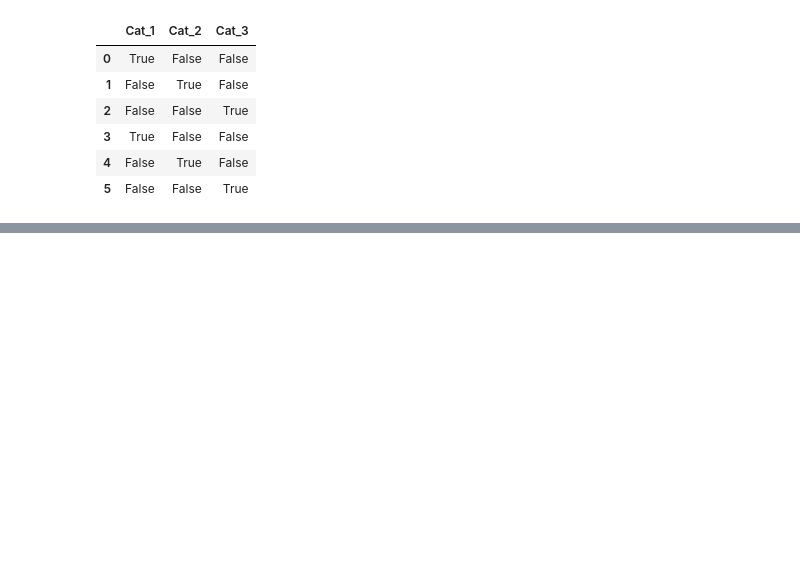
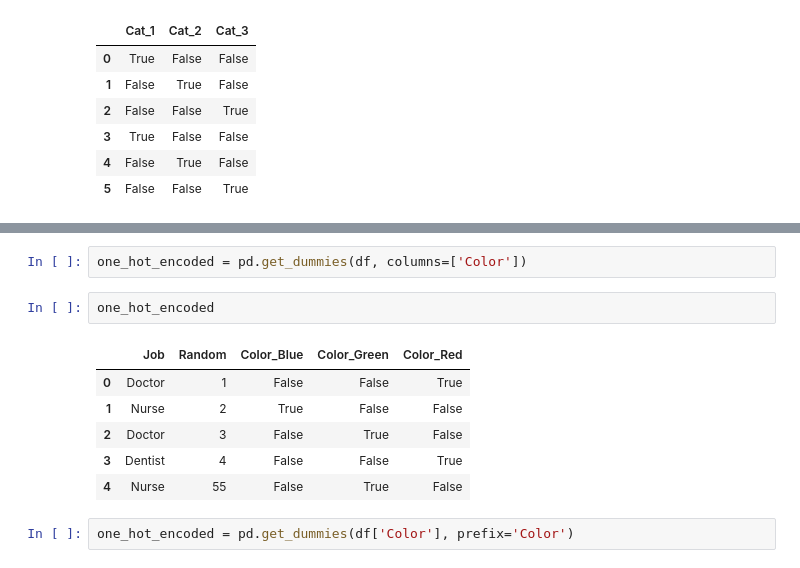
Before and after one commit to fateme-alk/learning, a Jupyter notebook: IBM_data_analysis/module1/IBM_data_analysis.ipynb, the cells around one changed output, grey strips where cells are left out. Cells and saved outputs as stored; diff of their text form; blank space fills up the shorter version.

```diff
--- a/IBM_data_analysis/module1/IBM_data_analysis.ipynb
+++ b/IBM_data_analysis/module1/IBM_data_analysis.ipynb
@@ -1530,0 +1614,13 @@ categories
+# %%
+one_hot_encoded = pd.get_dummies(df, columns=['Color'])
+# %%
+one_hot_encoded
+# %% [output]
+|  | Job | Random | Color_Blue | Color_Green | Color_Red |
+| 0 | Doctor | 1 | False | False | True |
+| 1 | Nurse | 2 | True | False | False |
+| 2 | Doctor | 3 | False | True | False |
+| 3 | Dentist | 4 | False | False | True |
+| 4 | Nurse | 55 | False | True | False |
+# %%
+one_hot_encoded = pd.get_dummies(df['Color'], prefix='Color')
```
Also changed, not shown: parts of 29 cells of this notebook.
